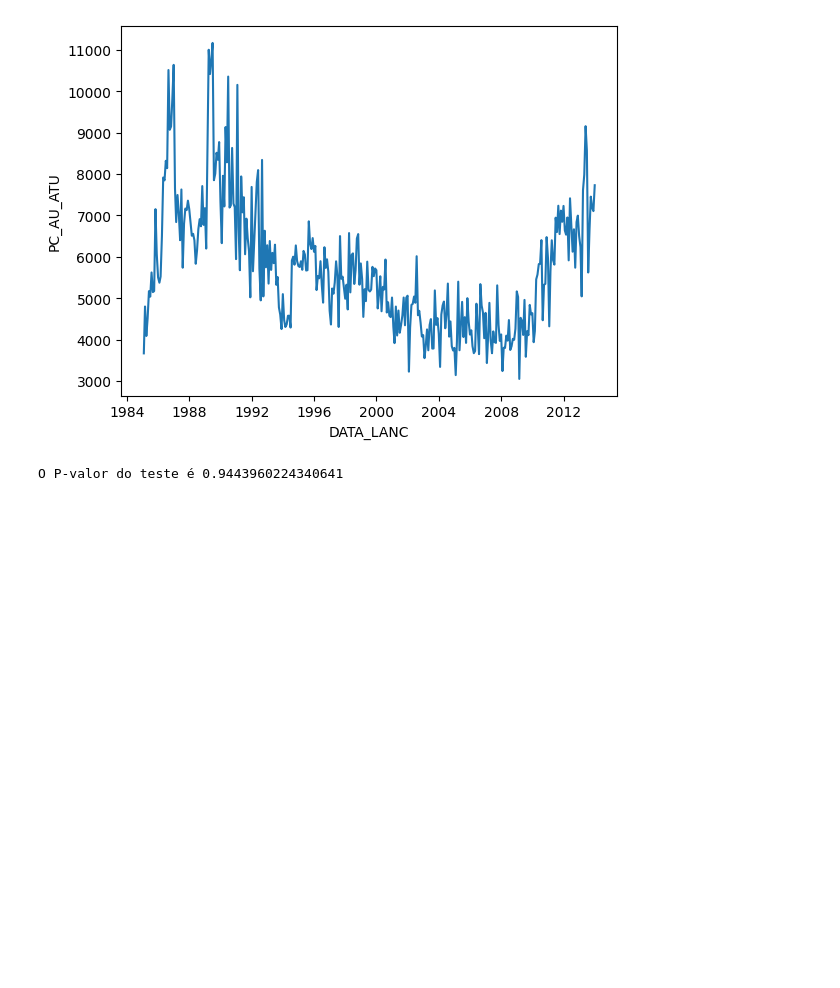
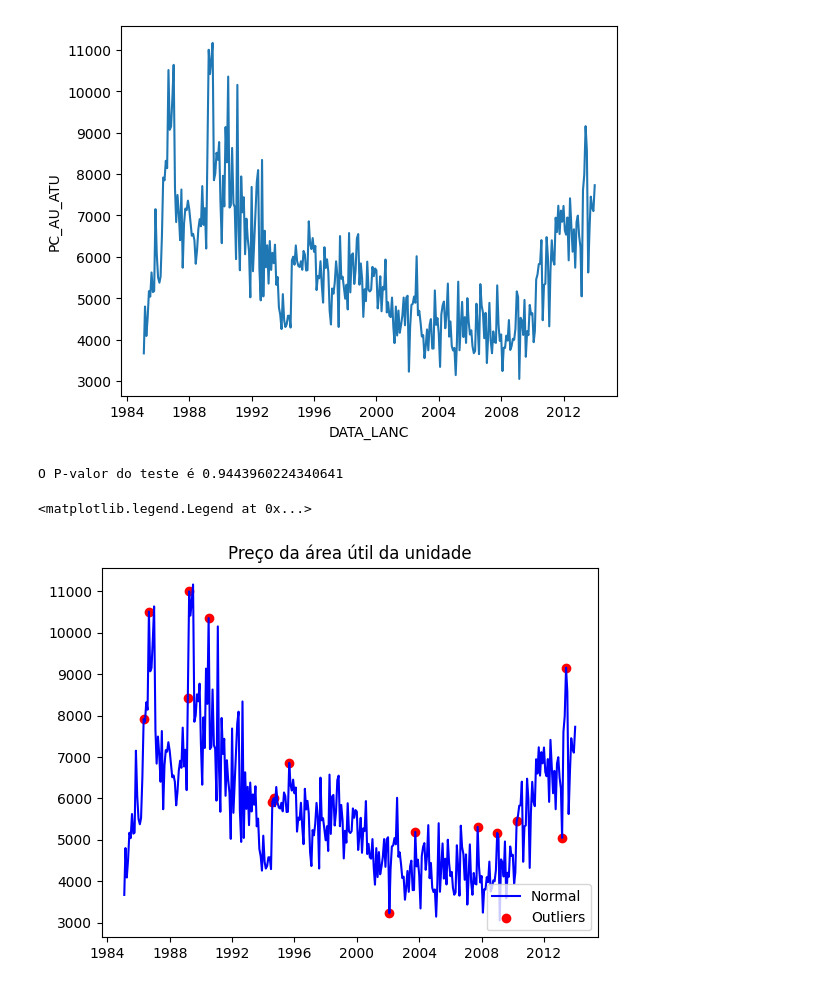
Before and after one commit to LissesCastro/Tera-Mercado-Imobiliario-SP, a Jupyter notebook: analise_temporal.ipynb, the cells around one changed output. Cells and saved outputs as stored; diff of their text form; code cells hidden in the pictures; blank space fills up the shorter version.

```diff
--- a/analise_temporal.ipynb
+++ b/analise_temporal.ipynb
@@ -52,3 +53,28 @@ teste_fuller_estac = adfuller(df_mes.index) #SEGUNDO NÚMERO DA TUPLA É O P-VAL
 print ("O P-valor do teste é {}".format(teste_fuller_estac[1]))
 # %% [output]
 O P-valor do teste é 0.9443960224340641
+# %%
+df_mes['media_movel'] = df_mes['PC_AU_ATU'].transform(func = lambda x : x.rolling(window=12).agg('mean')) #Realiza a média móvel a partir do número de períodos definidos na window
+df_mes['desvio_movel'] = df_mes['PC_AU_ATU'].transform(func = lambda x : x.rolling(window=12).agg('std')) #Realiza a média móvel a partir do número de períodos definidos na window
+
+lista = []
+
+for x,mu,sigma in list(zip(df_mes['PC_AU_ATU'],df_mes['media_movel'],df_mes['desvio_movel'])):
+    if (x > mu + 2 * sigma) | (x < mu - 2 * sigma):
+        lista.append('outliers')
+    else:
+        lista.append('inliers')
+
+df_mes['outliers'] = lista
+# %%
+fig, ax = plt.subplots()
+ax.plot(df_mes.index,df_mes['PC_AU_ATU'],color='blue', label='Normal')
+
+z = df_mes[df_mes['outliers']=='outliers']
+ax.scatter(z.index, z['PC_AU_ATU'],  color='red', label='Outliers')
+
+ax.set_title("Preço da área útil da unidade")
+ax.legend(loc='lower right')
+# %% [output]
+<matplotlib.legend.Legend at 0x...>
+[figure, added]
```
Also changed, not shown: parts of 2 cells of this notebook.
